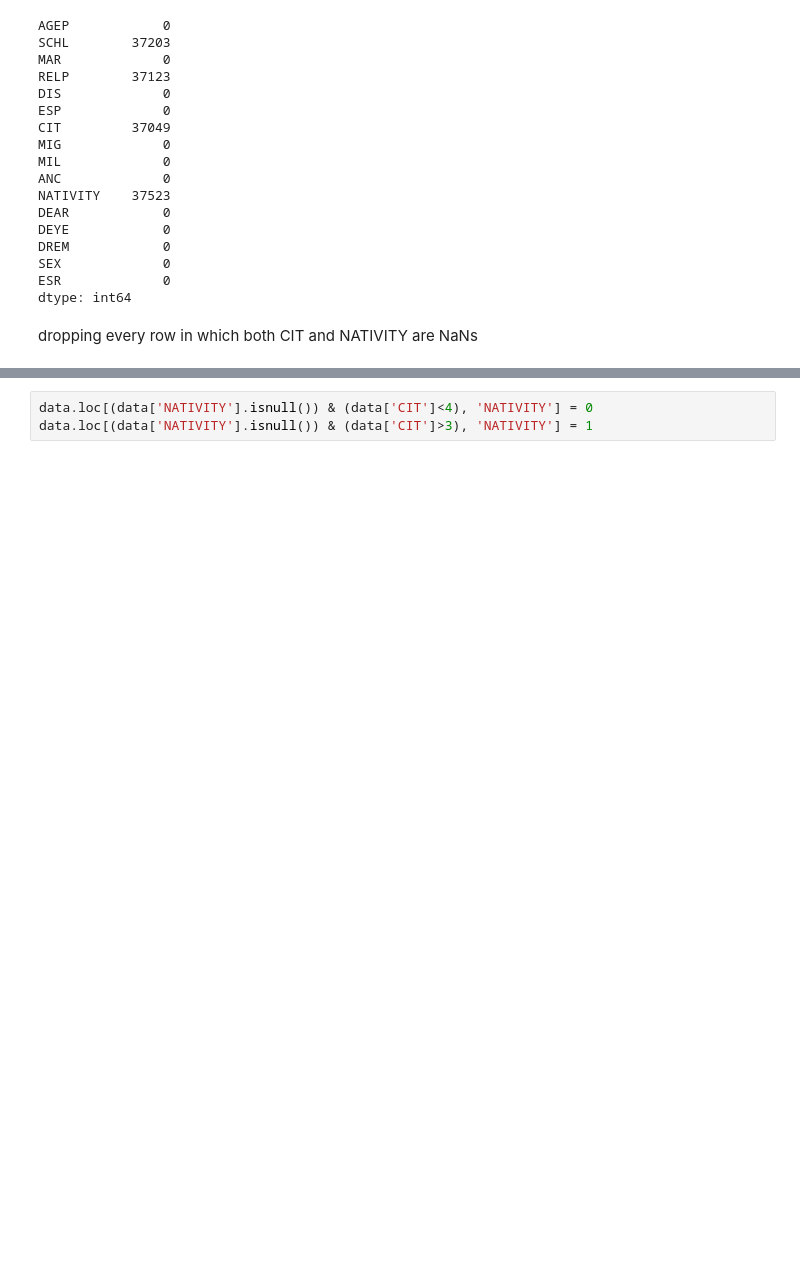
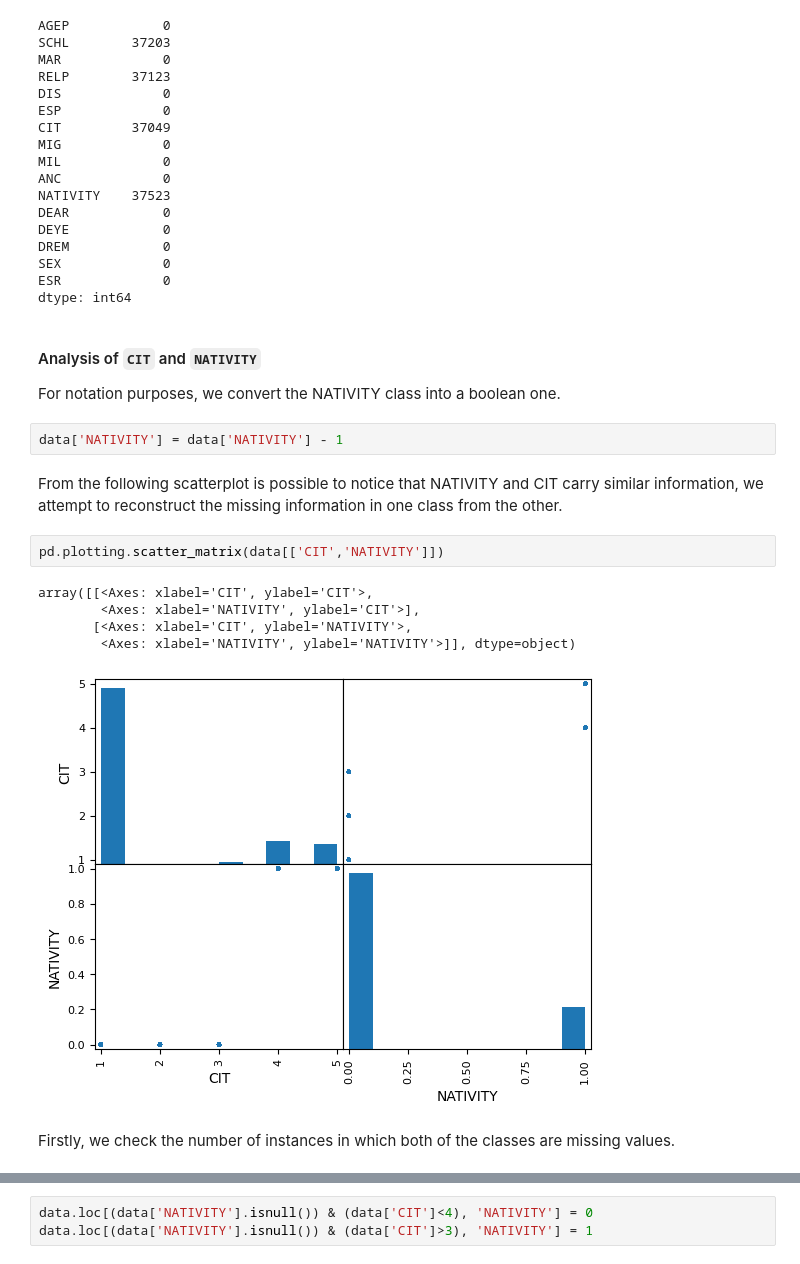
Before and after one commit to giocioc/IML-1, a Jupyter notebook: code/mainNotebook.ipynb, the cells around one changed output, grey strips where cells are left out. Drawn from its saved outputs; the diff is of its cells as text; blank space fills up the shorter version.

```diff
--- a/code/mainNotebook.ipynb
+++ b/code/mainNotebook.ipynb
@@ -147,5 +211,22 @@ DREM            0
 SEX             0
 ESR             0
 dtype: int64
+# %% [markdown]
+#### Analysis of ``CIT`` and ``NATIVITY``
+
+For notation purposes, we convert the NATIVITY class into a boolean one.
+# %%
+data['NATIVITY'] = data['NATIVITY'] - 1
+# %% [markdown]
+From the following scatterplot is possible to notice that NATIVITY and CIT carry similar information, we attempt to reconstruct the missing information in one class from the other.
+# %%
+pd.plotting.scatter_matrix(data[['CIT','NATIVITY']])
+# %% [output]
+array([[<Axes: xlabel='CIT', ylabel='CIT'>,
+        <Axes: xlabel='NATIVITY', ylabel='CIT'>],
+       [<Axes: xlabel='CIT', ylabel='NATIVITY'>,
+        <Axes: xlabel='NATIVITY', ylabel='NATIVITY'>]], dtype=object)
+[figure, added]
 # %% [markdown]
-dropping every row in which both CIT and NATIVITY are NaNs
+
+Firstly, we check the number of instances in which both of the classes are missing values.
```
Also changed, not shown: parts of 73 cells of this notebook.
